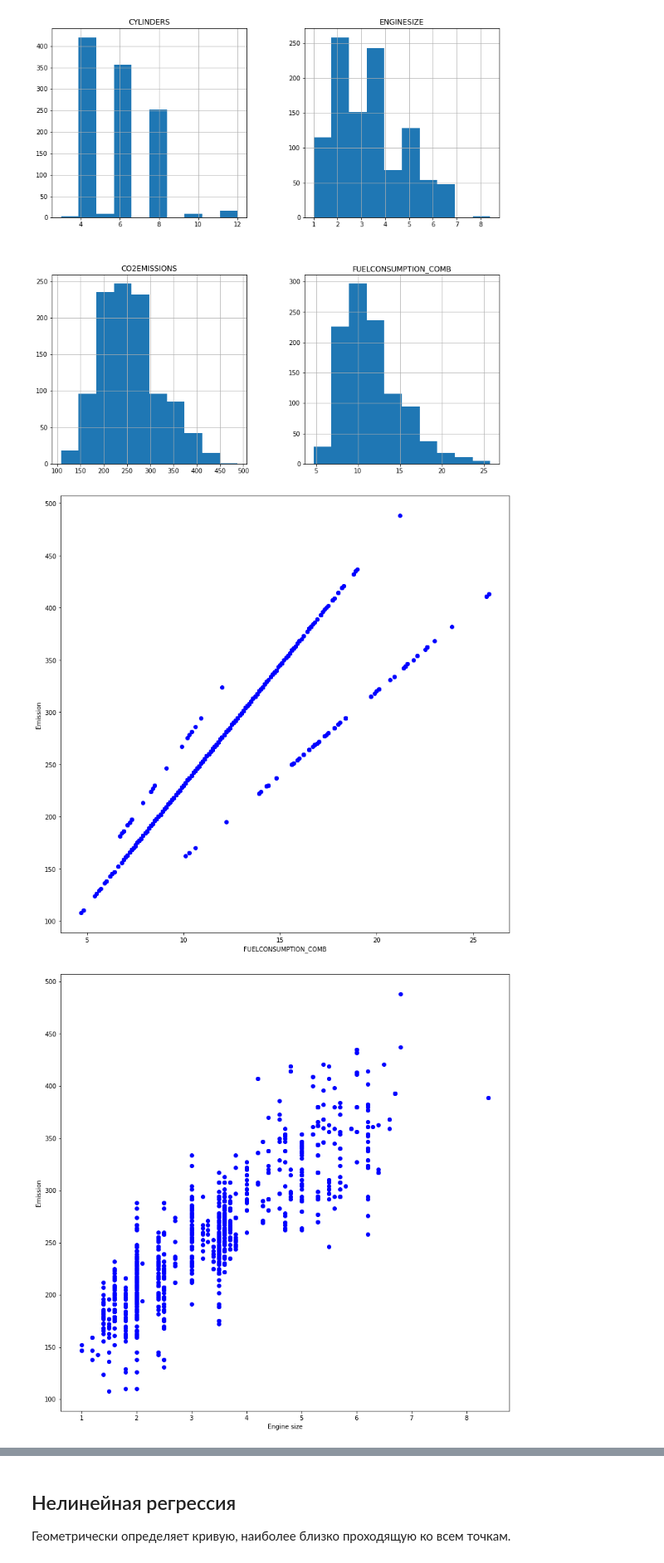
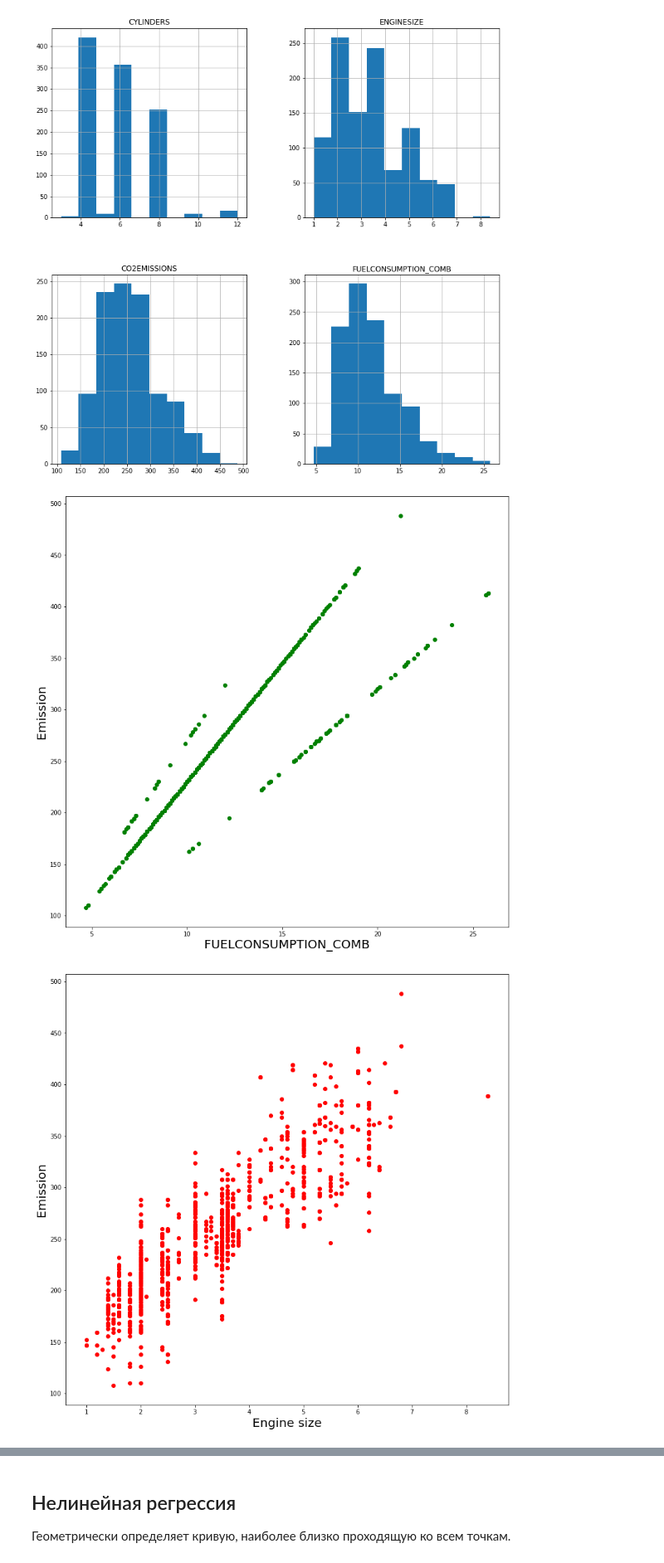
Before and after one commit to ryndovaira-org/data_science_lectures, a Jupyter notebook: 3_2_modeling_ml/3_1_1_regression/1_regression.ipynb, the cells around one changed output, grey strips where cells are left out. Shown: that part at 83% size. Saved outputs shown, nothing was run; the diff lists cells and outputs as text; code cells hidden in the pictures.

```diff
--- a/3_2_modeling_ml/3_1_1_regression/1_regression.ipynb
+++ b/3_2_modeling_ml/3_1_1_regression/1_regression.ipynb
@@ -184,17 +188,17 @@ plt.show()
 type:  <class 'pandas.core.frame.DataFrame'>
 [figure]
 # %%
-plt.scatter(cdf.FUELCONSUMPTION_COMB, cdf.CO2EMISSIONS,  color='blue')
-plt.xlabel("FUELCONSUMPTION_COMB")
-plt.ylabel("Emission")
+plt.scatter(cdf.FUELCONSUMPTION_COMB, cdf.CO2EMISSIONS,  color='green')
+plt.xlabel("FUELCONSUMPTION_COMB", fontsize=20)
+plt.ylabel("Emission", fontsize=20)
 plt.show()
 # %% [output]
-[figure, old version]
+[figure, new version]
 # %%
-plt.scatter(cdf.ENGINESIZE, cdf.CO2EMISSIONS,  color='blue')
-plt.xlabel("Engine size")
-plt.ylabel("Emission")
+plt.scatter(cdf.ENGINESIZE, cdf.CO2EMISSIONS,  color='red')
+plt.xlabel("Engine size", fontsize=20)
+plt.ylabel("Emission", fontsize=20)
 plt.show()
 # %% [output]
-[figure, old version]
+[figure, new version]
 # %%
```
Also changed, not shown: parts of 26 cells of this notebook, 6 other files.
